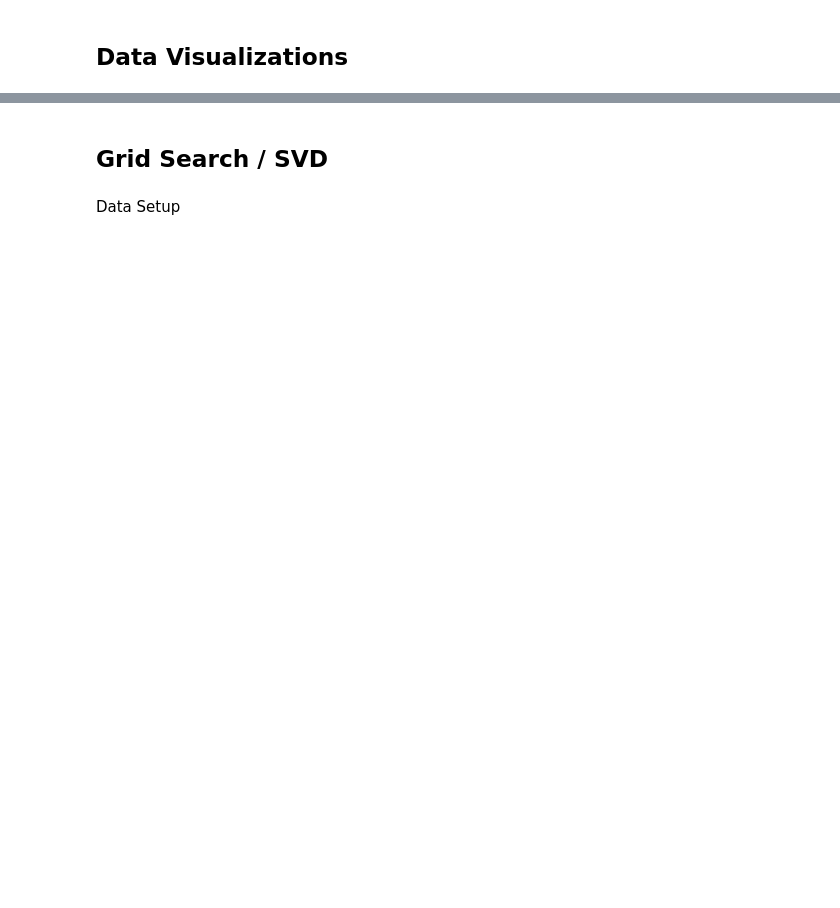
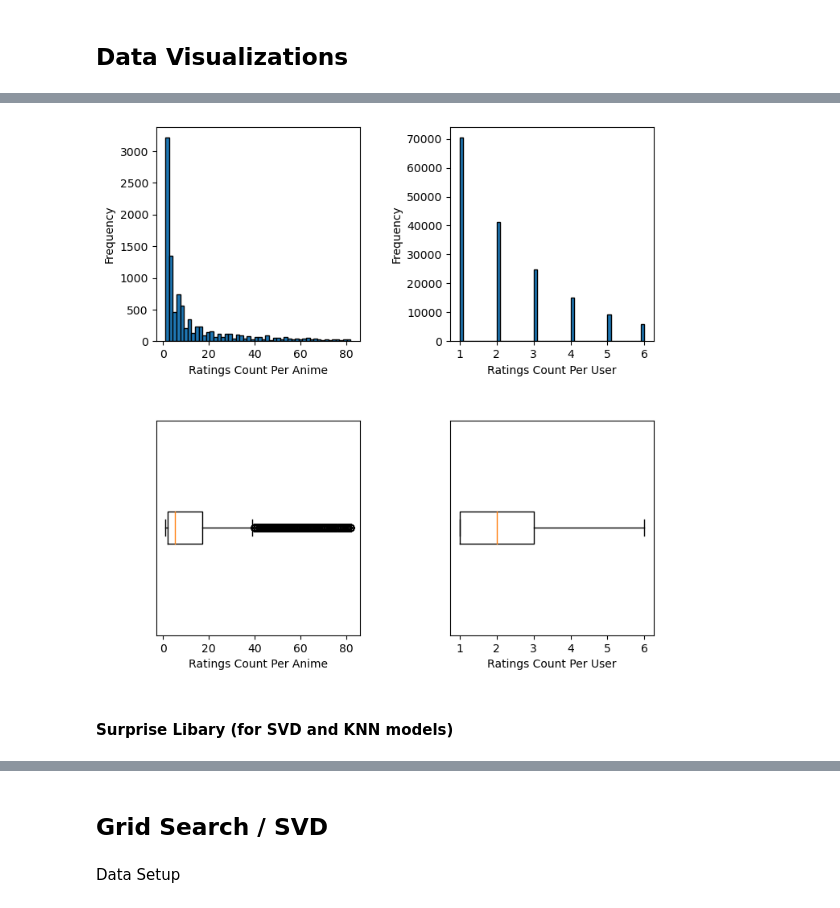
Before and after one commit to JayGus20/171Group10Project, a Jupyter notebook: ProjectCode.ipynb, the cells around one changed output, grey strips where cells are left out. Saved outputs shown, nothing was run; the diff lists cells and outputs as text; code cells hidden in the pictures; blank space fills up the shorter version.

```diff
--- a/ProjectCode.ipynb
+++ b/ProjectCode.ipynb
@@ -118,3 +163,10 @@ sns.countplot(x='Rating', data=anime_ratings, color='red')
+# %%
+rating_sample = ratings_df.sample(n=500000)
+plot_distributions(rating_sample)
+# %% [output]
+[figure, added]
+# %% [markdown]
+#### Surprise Libary (for SVD and KNN models)
 # %%
 # unique Genre values
 genres = anime_main['Genres']
```
Also changed, not shown: parts of 47 cells of this notebook.
